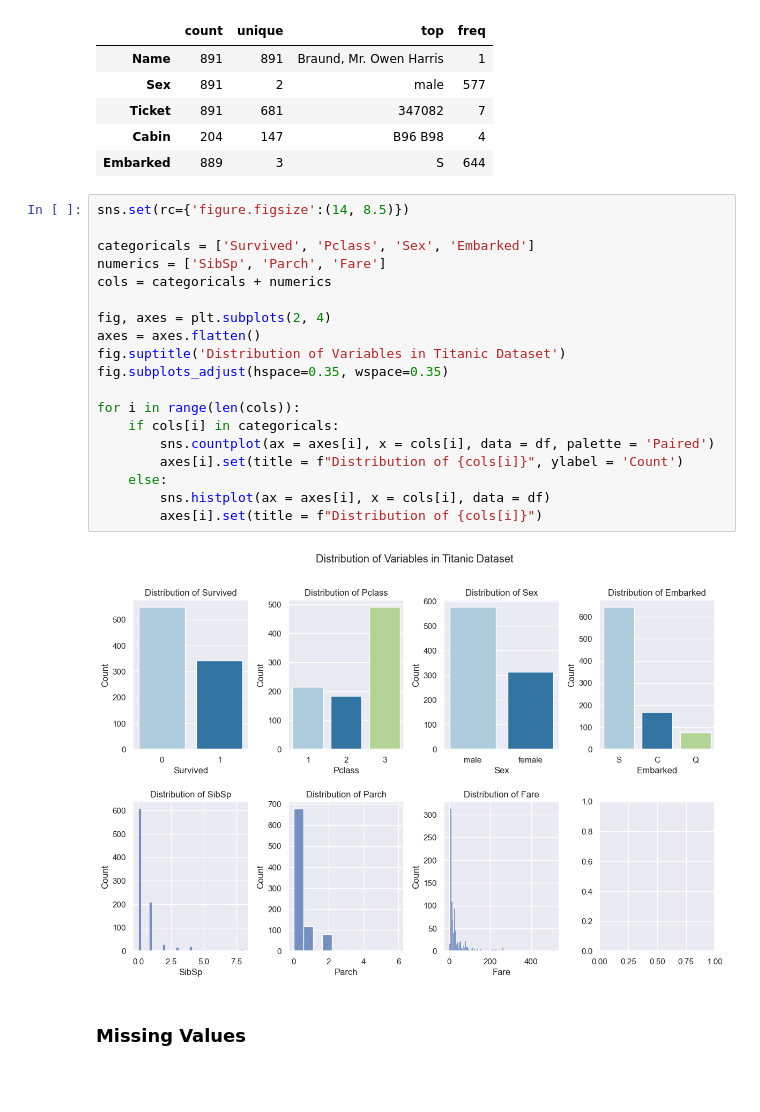
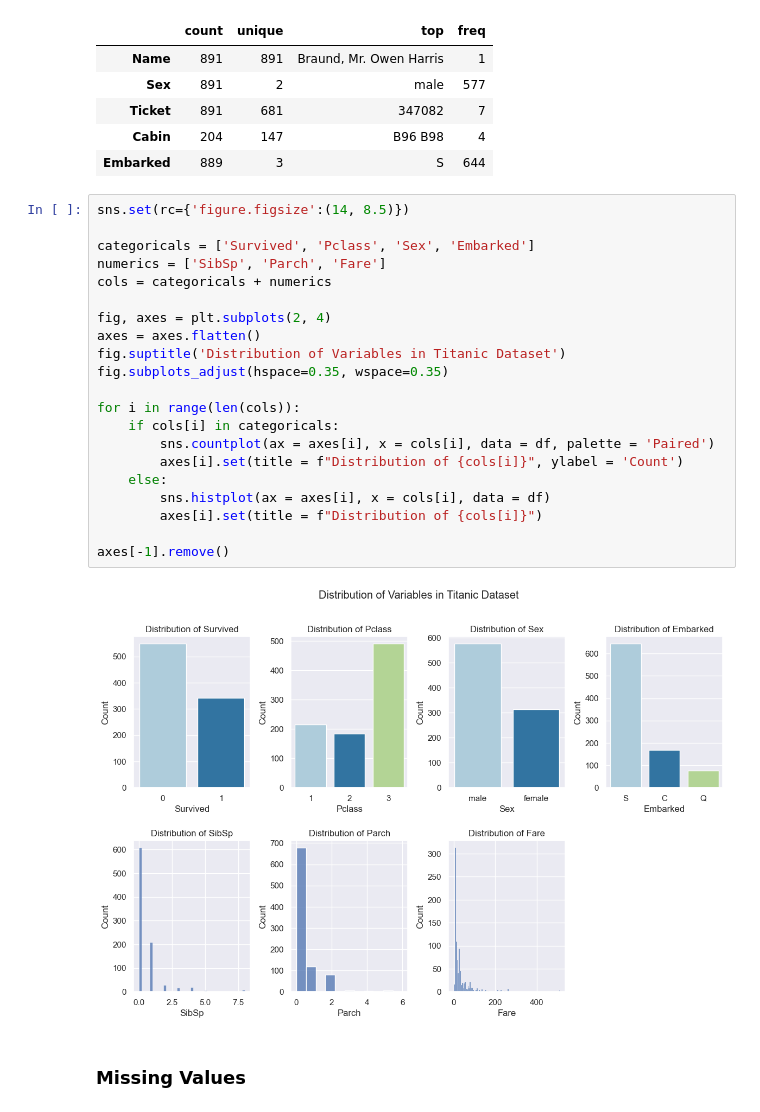
Before and after one commit to haleyej/SI_370_homework_5, a Jupyter notebook: homework_5.ipynb, the cells around one changed output. Saved outputs shown, nothing was run; the diff lists cells and outputs as text; blank space fills up the shorter version.

```diff
--- a/homework_5.ipynb
+++ b/homework_5.ipynb
@@ -73,24 +73,26 @@ df.describe(exclude = [np.number]).T
 # %%
 sns.set(rc={'figure.figsize':(14, 8.5)})
 
 categoricals = ['Survived', 'Pclass', 'Sex', 'Embarked']
 numerics = ['SibSp', 'Parch', 'Fare']
 cols = categoricals + numerics
 
 fig, axes = plt.subplots(2, 4)
 axes = axes.flatten()
 fig.suptitle('Distribution of Variables in Titanic Dataset')
 fig.subplots_adjust(hspace=0.35, wspace=0.35)
 
 for i in range(len(cols)):
     if cols[i] in categoricals:
         sns.countplot(ax = axes[i], x = cols[i], data = df, palette = 'Paired')
         axes[i].set(title = f"Distribution of {cols[i]}", ylabel = 'Count')
     else:
         sns.histplot(ax = axes[i], x = cols[i], data = df)
         axes[i].set(title = f"Distribution of {cols[i]}")
+
+axes[-1].remove()
 # %% [output]
-[figure, old version]
+[figure, new version]
 # %% [markdown]
 <h3>Missing Values</h3>
 # %%
```
Also changed, not shown: parts of 24 cells of this notebook.
